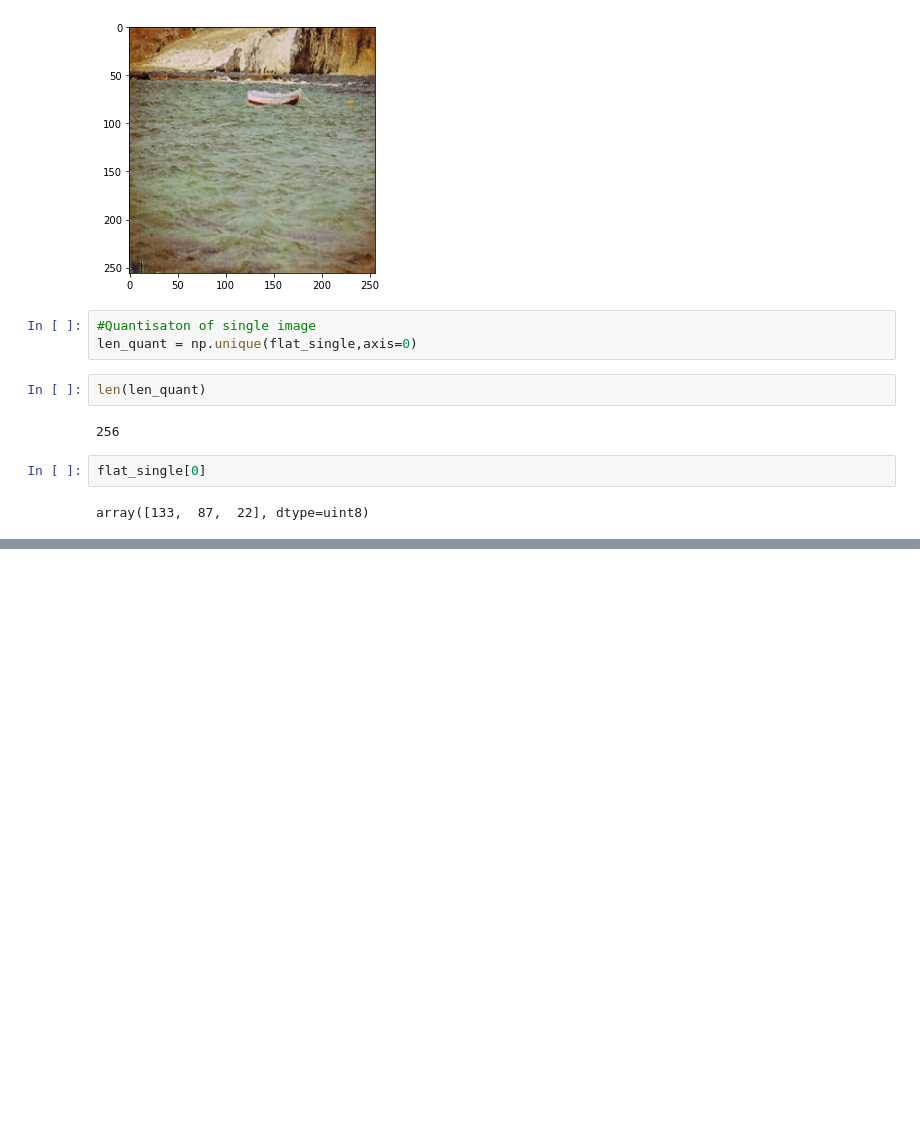
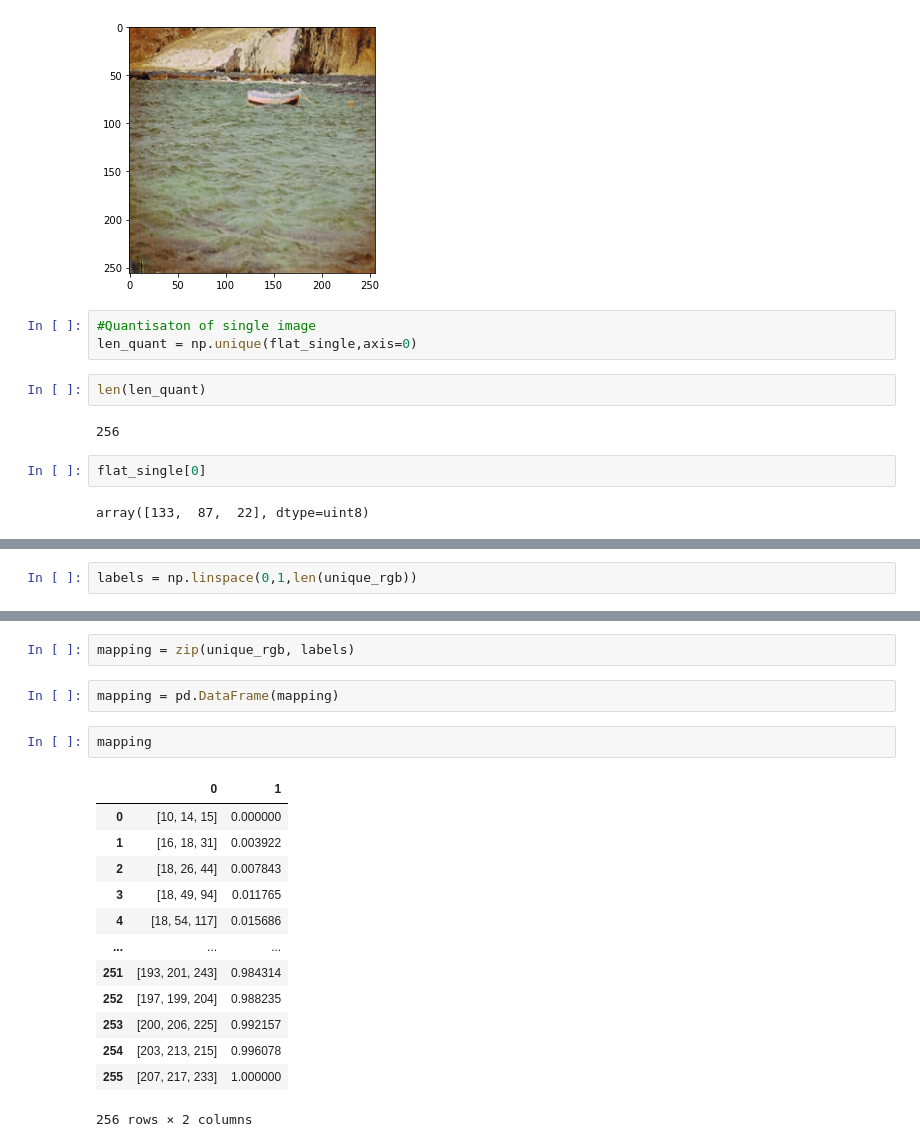
Before and after one commit to arpit2412/Generative-Adversarial-Network-, a Jupyter notebook: CycleGAN/Histogram_Plot.ipynb, the cells around one changed output, grey strips where cells are left out. Drawn from its saved outputs; the diff is of its cells as text; blank space fills up the shorter version.

```diff
--- a/CycleGAN/Histogram_Plot.ipynb
+++ b/CycleGAN/Histogram_Plot.ipynb
@@ -391,0 +424,2 @@ less_colors = centers[labels].reshape(original.shape).astype('uint8')
+# %%
+labels = np.linspace(0,1,len(unique_rgb))
@@ -391,0 +446,20 @@ less_colors = centers[labels].reshape(original.shape).astype('uint8')
+# %%
+mapping = zip(unique_rgb, labels)
+# %%
+mapping = pd.DataFrame(mapping)
+# %%
+mapping
+# %% [output]
+|  | 0 | 1 |
+| 0 | [10, 14, 15] | 0.000000 |
+| 1 | [16, 18, 31] | 0.003922 |
+| 2 | [18, 26, 44] | 0.007843 |
+| 3 | [18, 49, 94] | 0.011765 |
+| 4 | [18, 54, 117] | 0.015686 |
+| ... | ... | ... |
+| 251 | [193, 201, 243] | 0.984314 |
+| 252 | [197, 199, 204] | 0.988235 |
+| 253 | [200, 206, 225] | 0.992157 |
+| 254 | [203, 213, 215] | 0.996078 |
+| 255 | [207, 217, 233] | 1.000000 |
+256 rows × 2 columns
```
Also changed, not shown: parts of 11 cells of this notebook.
